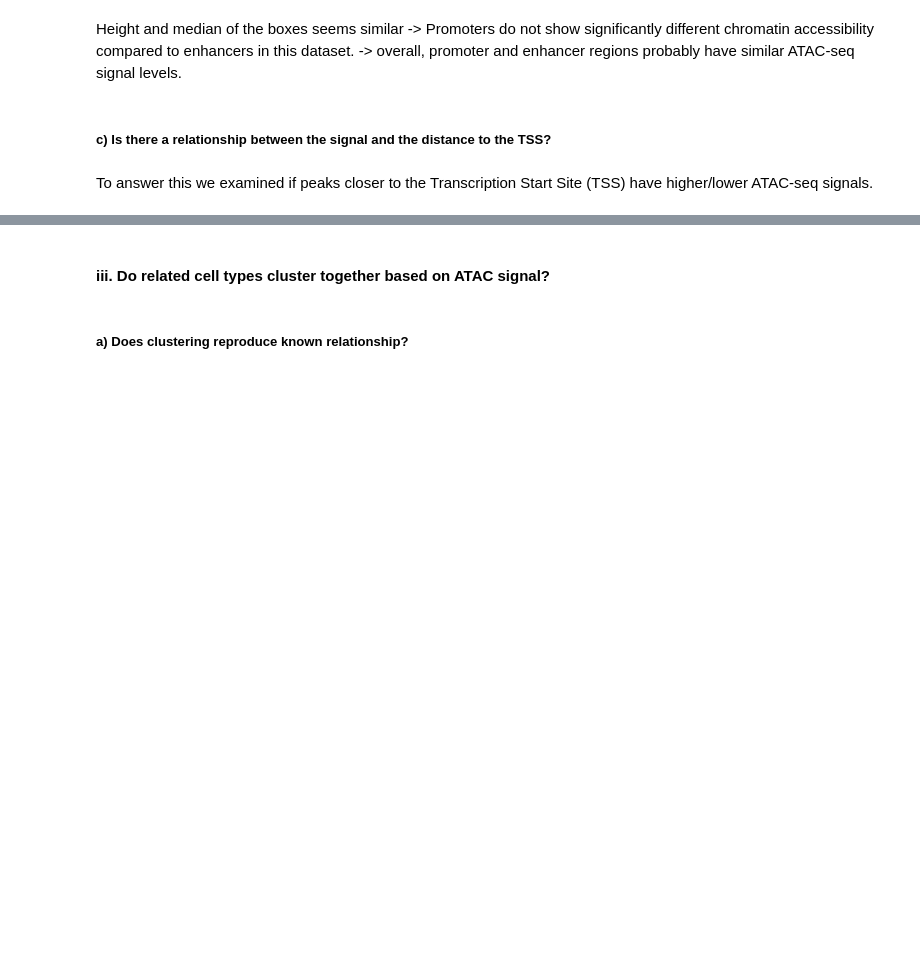
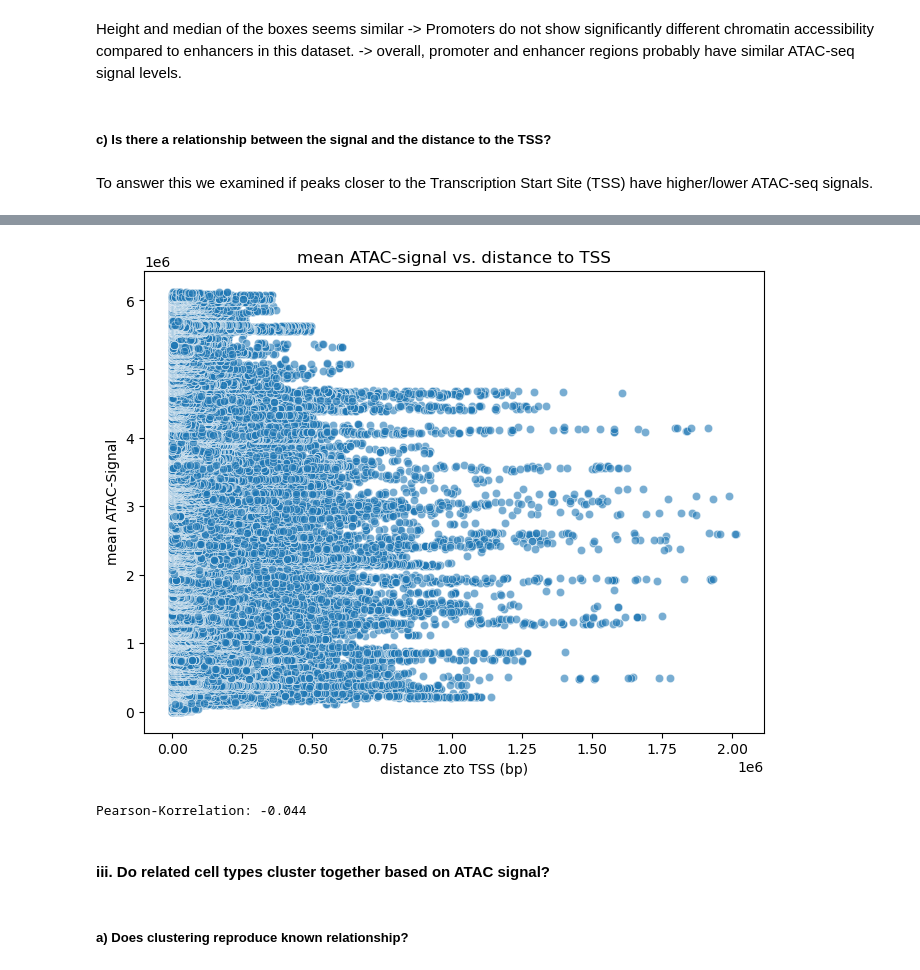
Before and after one commit to Topic2-Gene-Regulation-Immune-Cells/B-cells-Team1, a Jupyter notebook: ATAC_seq.ipynb, the cells around one changed output, grey strips where cells are left out. Drawn from its saved outputs; the diff is of its cells as text; code cells hidden in the pictures; blank space fills up the shorter version.

```diff
--- a/ATAC_seq.ipynb
+++ b/ATAC_seq.ipynb
@@ -959,0 +964,4 @@ tss_ranges = pr.PyRanges(tss_df)
+# %%
+#add distance in ATAC
+ATAC_dis = ATAC.merge(distance[['peak_id', 'distance_to_TSS']], left_on='ImmGenATAC1219.peakID', right_on='peak_id', how='left')
+ATAC_dis.head()
@@ -960,3 +976,27 @@ tss_ranges = pr.PyRanges(tss_df)
+# %%
+# calculate mean signals per peak
+signal_cols = ATAC_dis.select_dtypes(include=["float64", "int64"]).columns
+ATAC_dis['mean_signal'] = ATAC_dis[signal_cols].mean(axis=1)
+
+# data and remove NAs
+df = ATAC_dis[['mean_signal', 'distance_to_TSS']].dropna()
+
+# scatterplot
+plt.figure(figsize=(8,6))
+sns.scatterplot(data=df, x='distance_to_TSS', y='mean_signal', alpha=0.6)
+
+plt.xlabel('distance zto TSS (bp)')
+plt.ylabel('mean ATAC-Signal')
+plt.title('mean ATAC-signal vs. distance to TSS')
+plt.show()
+# %% [output]
+[figure, added]
+# %%
+#correlation
+corr = df.corr().loc['mean_signal', 'distance_to_TSS']
+print(f"Pearson-Korrelation: {corr:.3f}")
+# %% [output]
+Pearson-Korrelation: -0.044
 # %% [markdown]
 #### iii. Do related cell types cluster together based on ATAC signal?
 # %% [markdown]
```
Also changed, not shown: parts of 9 cells of this notebook.
